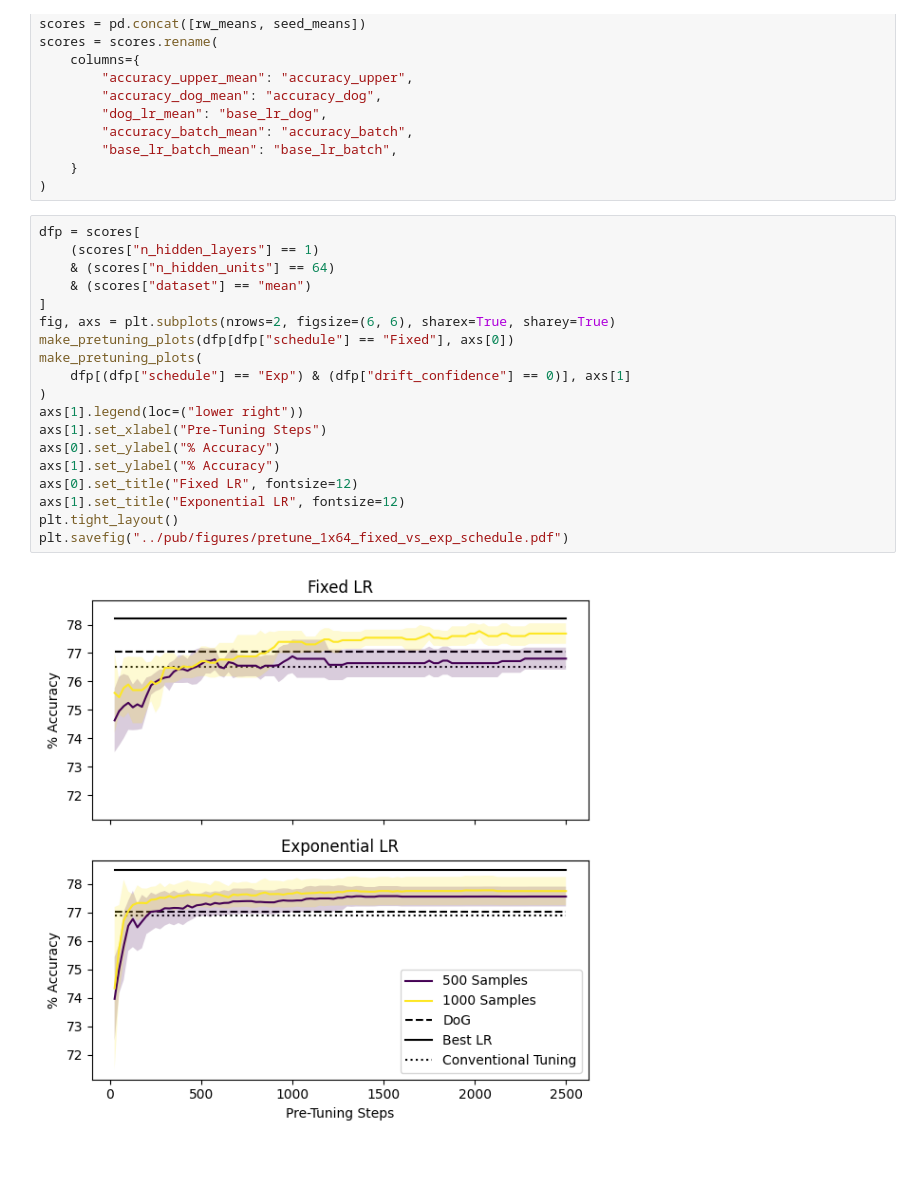
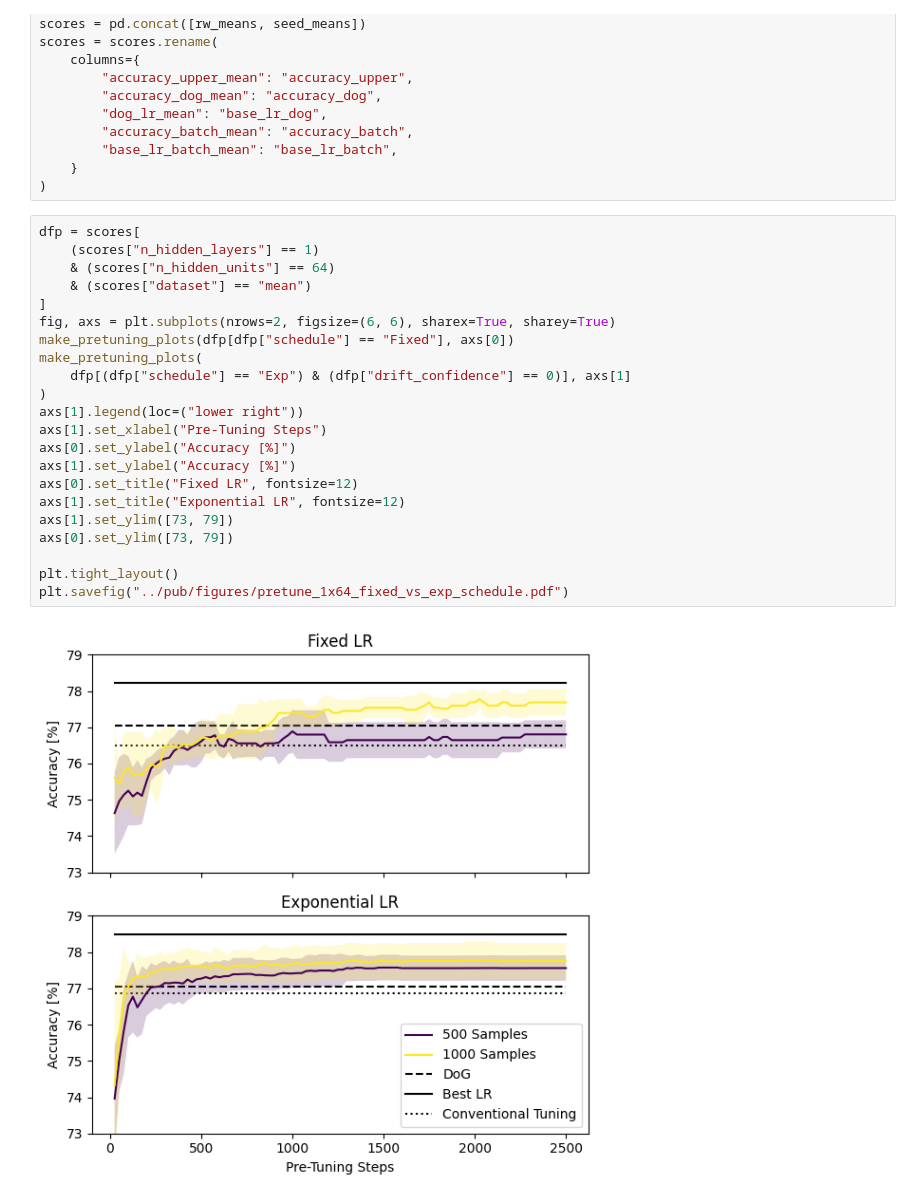
Before and after one commit to lucasczz/OLRONN, a Jupyter notebook: notebooks/pretune.ipynb, the cells around one changed output. Saved outputs shown, nothing was run; the diff lists cells and outputs as text; blank space fills up the shorter version.

```diff
--- a/notebooks/pretune.ipynb
+++ b/notebooks/pretune.ipynb
@@ -236,24 +236,27 @@ scores = scores.rename(
 # %%
 dfp = scores[
     (scores["n_hidden_layers"] == 1)
     & (scores["n_hidden_units"] == 64)
     & (scores["dataset"] == "mean")
 ]
 fig, axs = plt.subplots(nrows=2, figsize=(6, 6), sharex=True, sharey=True)
 make_pretuning_plots(dfp[dfp["schedule"] == "Fixed"], axs[0])
 make_pretuning_plots(
     dfp[(dfp["schedule"] == "Exp") & (dfp["drift_confidence"] == 0)], axs[1]
 )
 axs[1].legend(loc=("lower right"))
 axs[1].set_xlabel("Pre-Tuning Steps")
-axs[0].set_ylabel("% Accuracy")
-axs[1].set_ylabel("% Accuracy")
+axs[0].set_ylabel("Accuracy [%]")
+axs[1].set_ylabel("Accuracy [%]")
 axs[0].set_title("Fixed LR", fontsize=12)
 axs[1].set_title("Exponential LR", fontsize=12)
+axs[1].set_ylim([73, 79])
+axs[0].set_ylim([73, 79])
+
 plt.tight_layout()
 plt.savefig("../pub/figures/pretune_1x64_fixed_vs_exp_schedule.pdf")
 # %% [output]
-[figure, old version]
+[figure, new version]
 # %%
 fig, axs = plt.subplots(nrows=2, ncols=2, figsize=(10, 6), sharex=True, sharey="col")
 dfp = scores[
```
Also changed, not shown: parts of 3 cells of this notebook, 13 other files.
